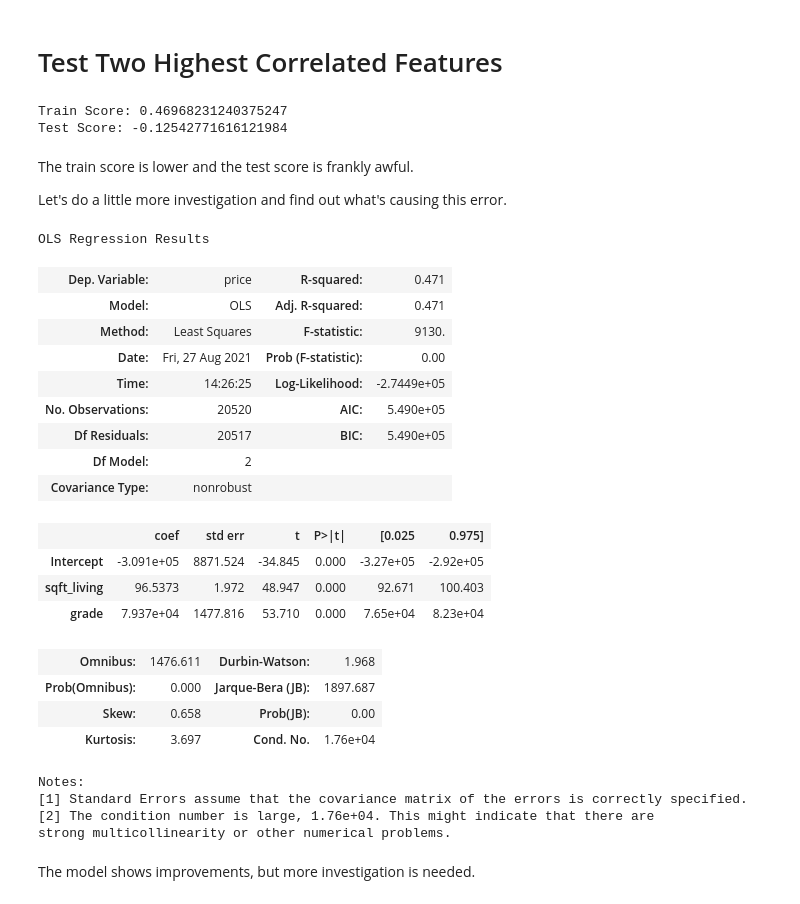
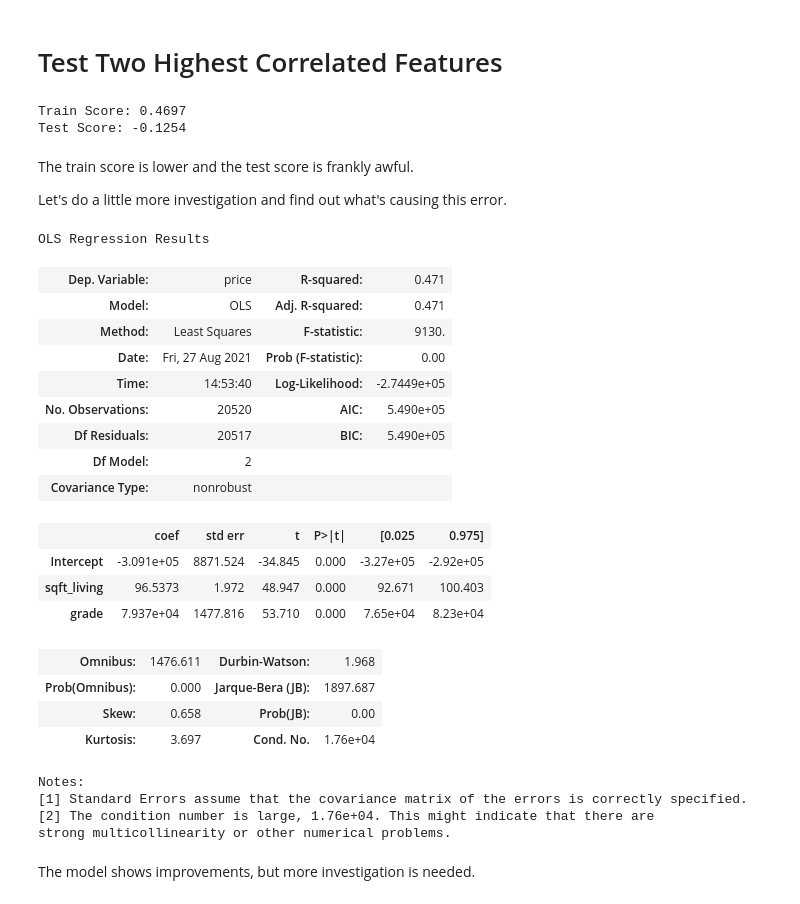
Before and after one commit to SethKauf/King_County_Avocoders_Group_3, a Jupyter notebook: Final Notebook.ipynb, the cells around one changed output. Cells and saved outputs as stored; diff of their text form; code cells hidden in the pictures.

```diff
--- a/Final Notebook.ipynb
+++ b/Final Notebook.ipynb
@@ -192,26 +192,26 @@ Y_pred = model.predict(Scaler.transform(X_test))
 
 model.coef_,model.intercept_,
 
-print(f"""Train Score: {model.score(X_train,Y_train)}
-Test Score: {metrics.r2_score(Y_pred,Y_test)}""")
+print(f"""Train Score: {round(model.score(X_train,Y_train),4)}
+Test Score: {round(metrics.r2_score(Y_pred,Y_test),4)}""")
 # %% [output]
-Train Score: 0.46968231240375247
-Test Score: -0.12542771616121984
+Train Score: 0.4697
+Test Score: -0.1254
 # %% [markdown]
 The train score is lower and the test score is frankly awful.
 
 Let's do a little more investigation and find out what's causing this error.
 # %%
-formula2 = 'price ~ sqft_living + grade '
-model = ols(formula2, data=dataset)
+formula1 = 'price ~ sqft_living + grade '
+model = ols(formula1, data=dataset)
 model.fit().summary()
 # %% [output]
 OLS Regression Results
 | Dep. Variable: | price | R-squared: | 0.471 |
 | Model: | OLS | Adj. R-squared: | 0.471 |
 | Method: | Least Squares | F-statistic: | 9130. |
 | Date: | Fri, 27 Aug 2021 | Prob (F-statistic): | 0.00 |
-| Time: | 14:26:25 | Log-Likelihood: | -2.7449e+05 |
+| Time: | 14:53:40 | Log-Likelihood: | -2.7449e+05 |
 | No. Observations: | 20520 | AIC: | 5.490e+05 |
 | Df Residuals: | 20517 | BIC: | 5.490e+05 |
 | Df Model: | 2 |  |  |
```
Also changed, not shown: parts of 6 cells of this notebook, 9 other files.
